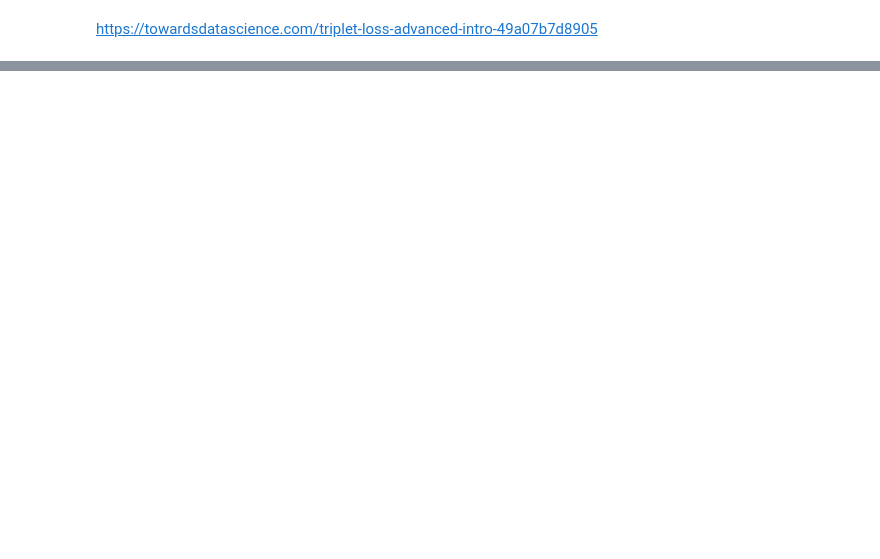
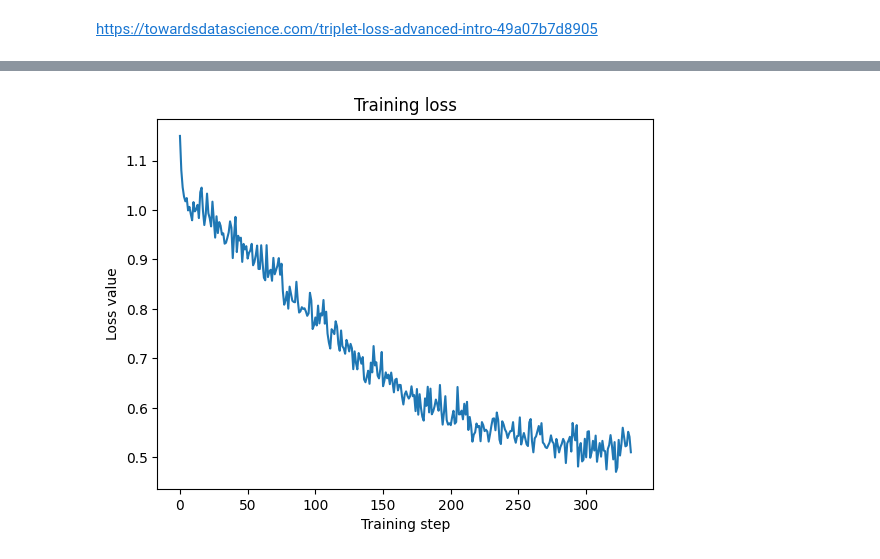
Before and after one commit to PrometheusUA/speaker-verification-project, a Jupyter notebook: neural/NN_main.ipynb, the cells around one changed output, grey strips where cells are left out. Drawn from its saved outputs; the diff is of its cells as text; code cells hidden in the pictures; blank space fills up the shorter version.

Commit message:
Enhanced neural net training and testing

```diff
--- a/neural/NN_main.ipynb
+++ b/neural/NN_main.ipynb
@@ -528,8 +620,8 @@ class BatchAllTtripletLoss(nn.Module):
         # easy triplets have negative loss values
         triplet_loss = F.relu(triplet_loss)
 
-        triplet_loss, _ = torch.max(triplet_loss, dim=1)
-        triplet_loss, _ = torch.max(triplet_loss, dim=1)
+        # triplet_loss, _ = torch.max(triplet_loss, dim=1)
+        # triplet_loss, _ = torch.max(triplet_loss, dim=1)
 
         # step 4 - compute scalar loss value by averaging positive losses
         num_positive_losses = (triplet_loss > self.eps).float().sum()
@@ -553,6 +645,3 @@ class BatchAllTtripletLoss(nn.Module):
         #         self.threshold = float(dist)
 
         return triplet_loss #, (optim_train_acc, self.threshold)
-# %%
-EPOCHS = 1
-EVAL_EVERY_STEPS = 20
@@ -564,7 +655,7 @@ optimizer = torch.optim.AdamW([
 scheduler = torch.optim.lr_scheduler.CosineAnnealingLR(optimizer, EPOCHS * np.ceil(len(train_dataset) / BATCH_SIZE), eta_min=1e-6)
 criterion = torch.jit.script(BatchAllTtripletLoss())
 optimizer_head = torch.optim.AdamW([
-                {'params': model_head.parameters(), 'lr': 3e-3},
+                {'params': model_head.parameters(), 'lr': 1e-3},
             ])
 scheduler_head = torch.optim.lr_scheduler.CosineAnnealingLR(optimizer_head, EPOCHS * np.ceil(len(train_dataset) / BATCH_SIZE), eta_min=1e-6)
-criterion_head = nn.CrossEntropyLoss(weight=torch.tensor([1.0, 4.0], dtype=torch.float))
+criterion_head = nn.BCEWithLogitsLoss(pos_weight=torch.tensor([POS_WEIGHT], dtype=torch.float)).to(DEVICE)
@@ -573,2 +662,14 @@ best_val_f1 = 0
+# %%
+best_val_f1 = 0
+running_loss = []
+
+train_f1s = []
+val_f1s = []
+train_accs = []
+val_accs = []
+train_precs = []
+val_precs = []
+train_recs = []
+val_recs = []
 # %%
 model.train()
@@ -690,0 +838,8 @@ Step: 201 - Loss: 1.2049, Train Acc: 0.9524, Optim distance threshold: 0.8161
+# %%
+plt.title("Training loss")
+plt.ylabel('Loss value')
+plt.xlabel('Training step')
+plt.plot(running_loss)
+plt.show()
+# %% [output]
+[figure, added]
```
Also changed, not shown: parts of 56 cells of this notebook, 4 other files.
